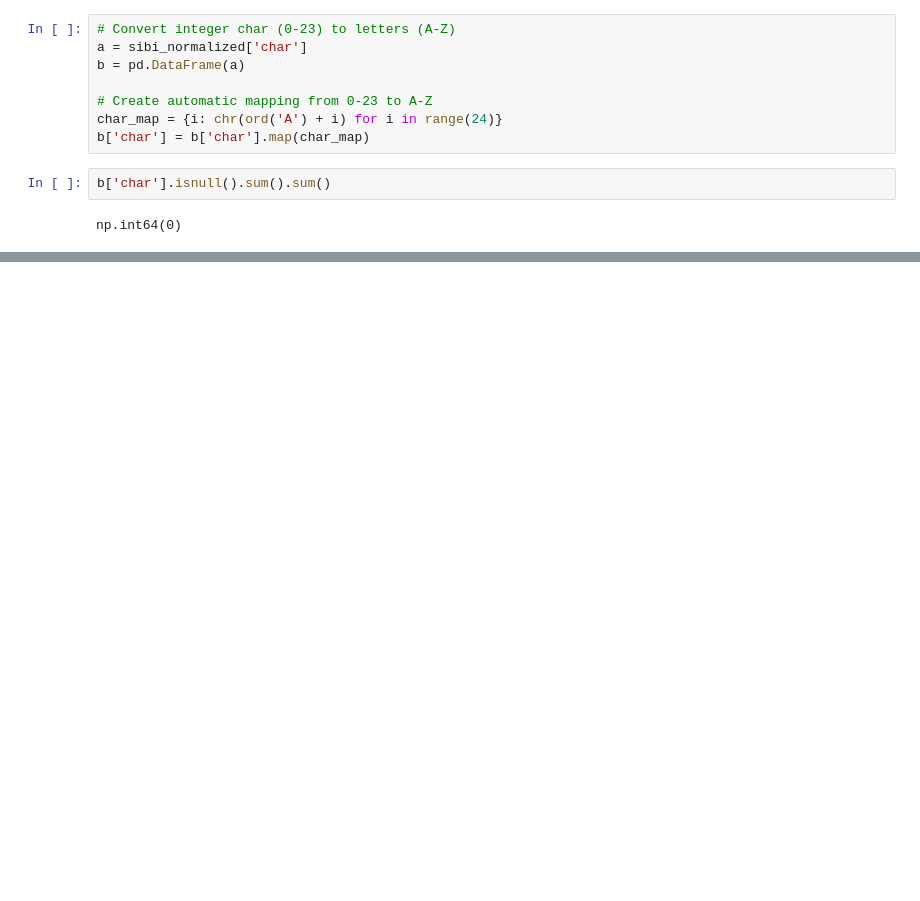
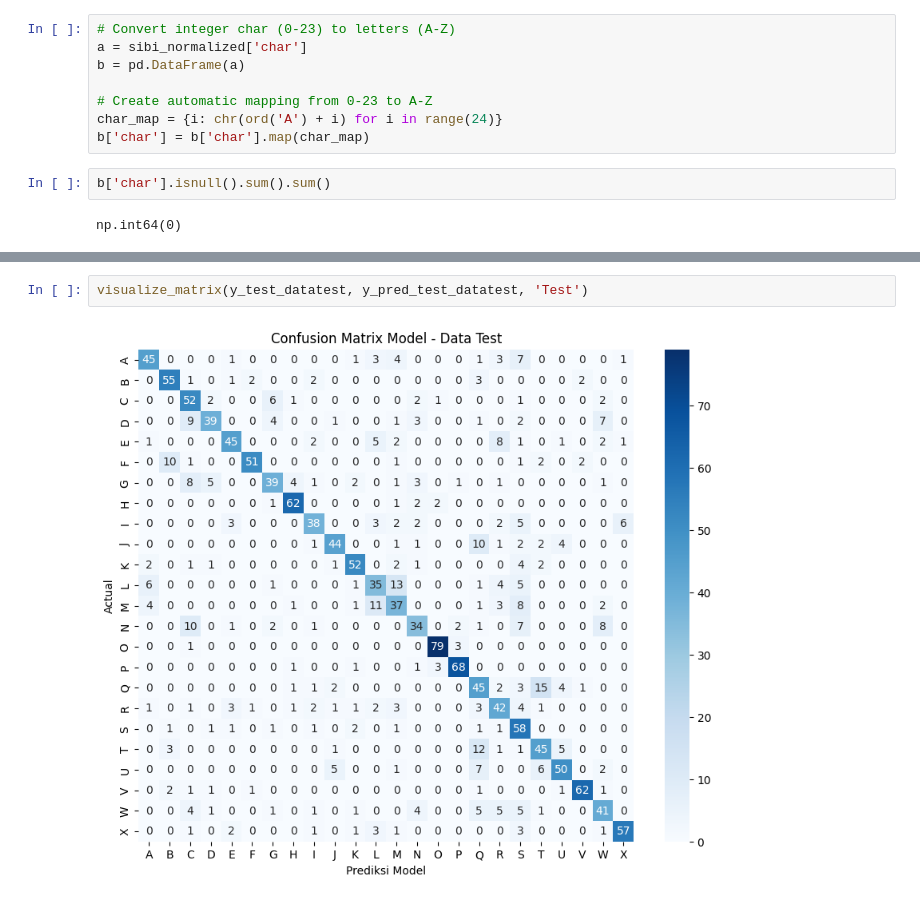
Before and after one commit to Akyrr/latihan-kabupaten, a Jupyter notebook: 12_rabu/sim_knn/tolonganunyadianuinbiarapagitukek.ipynb, the cells around one changed output, grey strips where cells are left out. Drawn from its saved outputs; the diff is of its cells as text; blank space fills up the shorter version.

```diff
--- a/12_rabu/sim_knn/tolonganunyadianuinbiarapagitukek.ipynb
+++ b/12_rabu/sim_knn/tolonganunyadianuinbiarapagitukek.ipynb
@@ -636,0 +666,4 @@ visualize_matrix(y_test, y_pred_test, 'Test')
+# %%
+visualize_matrix(y_test_datatest, y_pred_test_datatest, 'Test')
+# %% [output]
+[figure, added]
```
Also changed, not shown: parts of 22 cells of this notebook, 2 other files.
